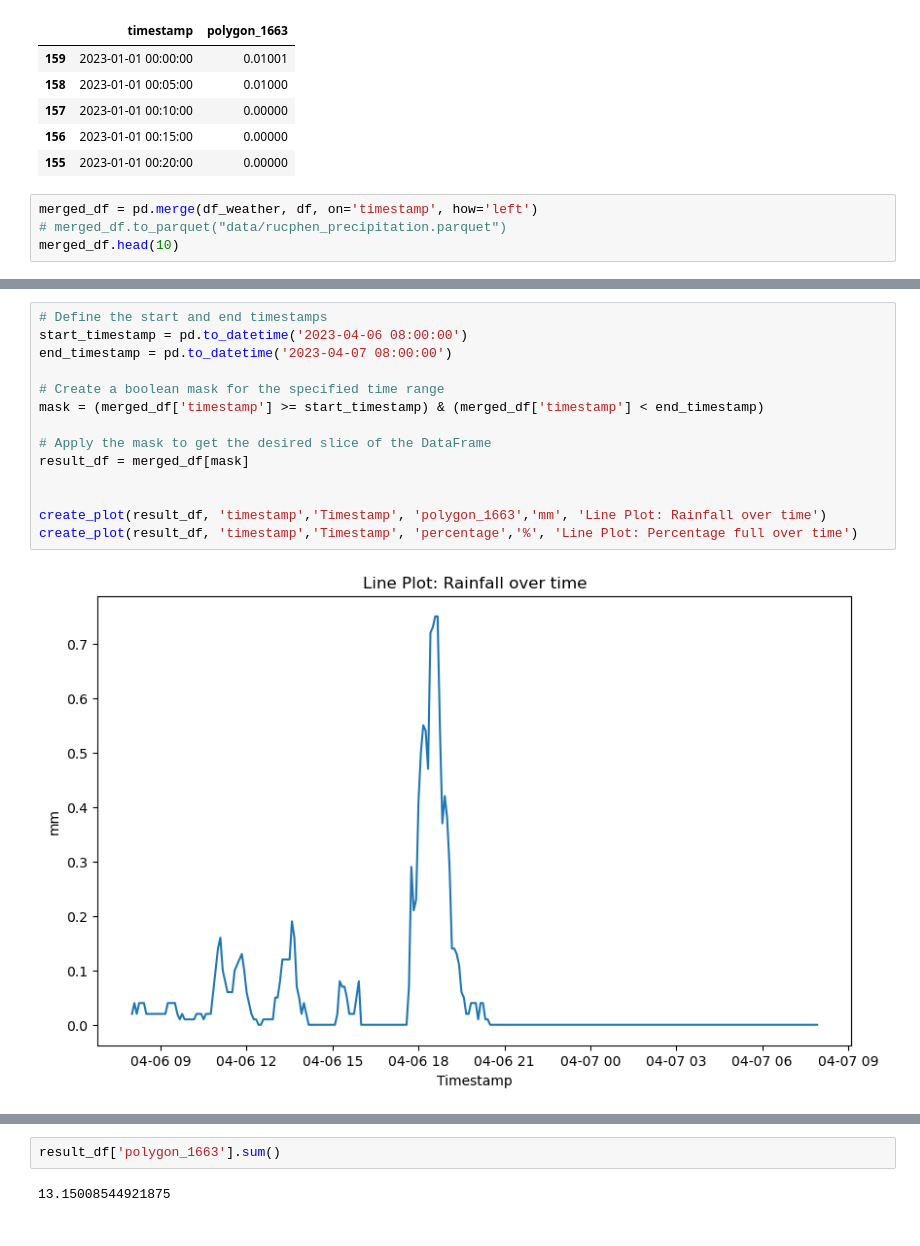
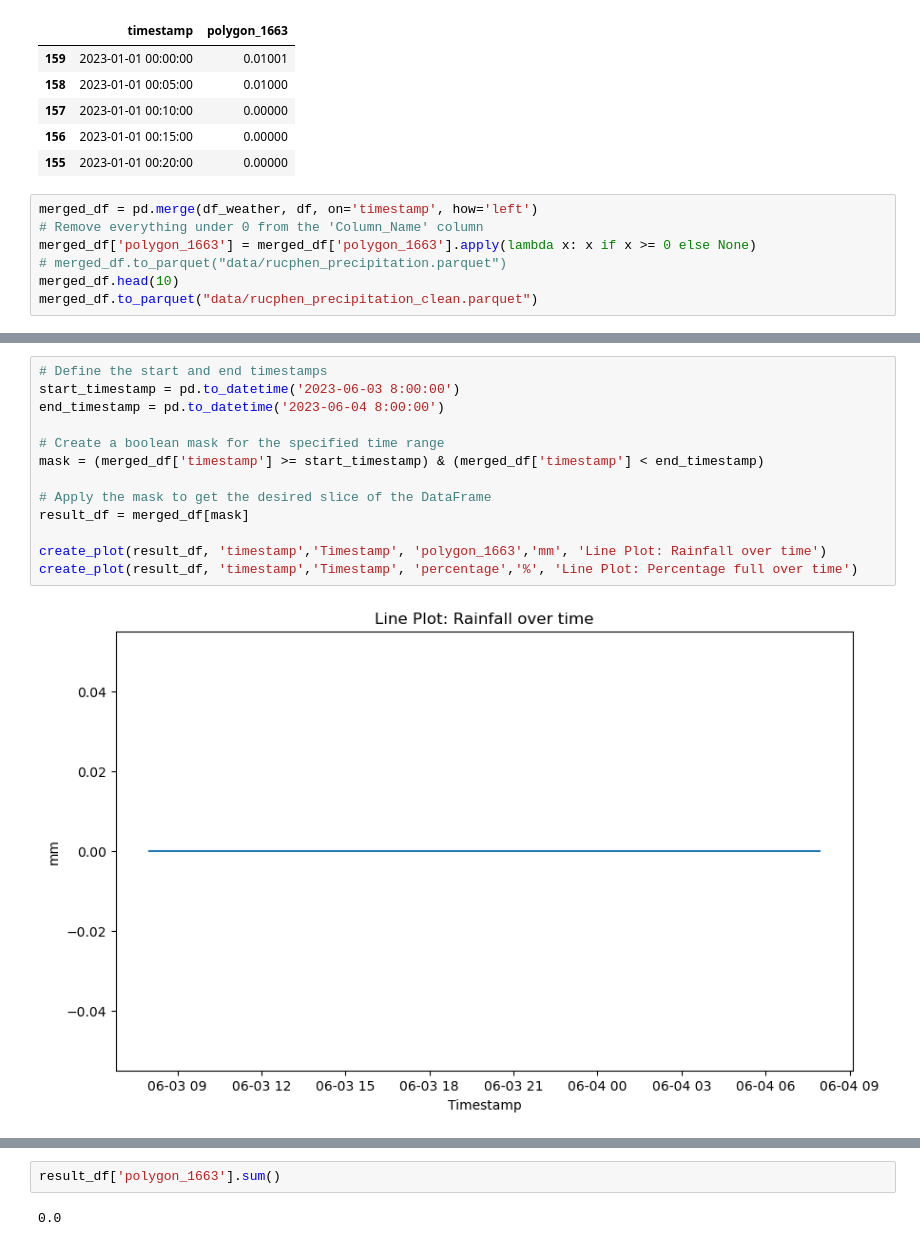
Before and after one commit to TeaDrinkingProgrammer/brabant-water-capstone, a Jupyter notebook: data-cleaning.ipynb, the cells around one changed output, grey strips where cells are left out. Cells and saved outputs as stored; diff of their text form.

Commit message:
Started on sarimax

```diff
--- a/data-cleaning.ipynb
+++ b/data-cleaning.ipynb
@@ -96,5 +96,8 @@ df_weather.head()
 | 155 | 2023-01-01 00:20:00 | 0.00000 |
 # %%
 merged_df = pd.merge(df_weather, df, on='timestamp', how='left')
+# Remove everything under 0 from the 'Column_Name' column
+merged_df['polygon_1663'] = merged_df['polygon_1663'].apply(lambda x: x if x >= 0 else None)
 # merged_df.to_parquet("data/rucphen_precipitation.parquet")
 merged_df.head(10)
+merged_df.to_parquet("data/rucphen_precipitation_clean.parquet")
@@ -113,16 +104,15 @@ merged_df.head(10)
 # %%
 # Define the start and end timestamps
-start_timestamp = pd.to_datetime('2023-04-06 08:00:00')
-end_timestamp = pd.to_datetime('2023-04-07 08:00:00')
+start_timestamp = pd.to_datetime('2023-06-03 8:00:00')
+end_timestamp = pd.to_datetime('2023-06-04 8:00:00')
 
 # Create a boolean mask for the specified time range
 mask = (merged_df['timestamp'] >= start_timestamp) & (merged_df['timestamp'] < end_timestamp)
 
 # Apply the mask to get the desired slice of the DataFrame
 result_df = merged_df[mask]
 
-
 create_plot(result_df, 'timestamp','Timestamp', 'polygon_1663','mm', 'Line Plot: Rainfall over time')
 create_plot(result_df, 'timestamp','Timestamp', 'percentage','%', 'Line Plot: Percentage full over time')
 # %% [output]
-[figure, old version]
+[figure, new version]
@@ -130,4 +120,4 @@ create_plot(result_df, 'timestamp','Timestamp', 'percentage','%', 'Line Plot: Pe
 # %%
 result_df['polygon_1663'].sum()
 # %% [output]
-13.15008544921875
+0.0
```
Also changed, not shown: parts of 2 cells of this notebook, 2 other files.
